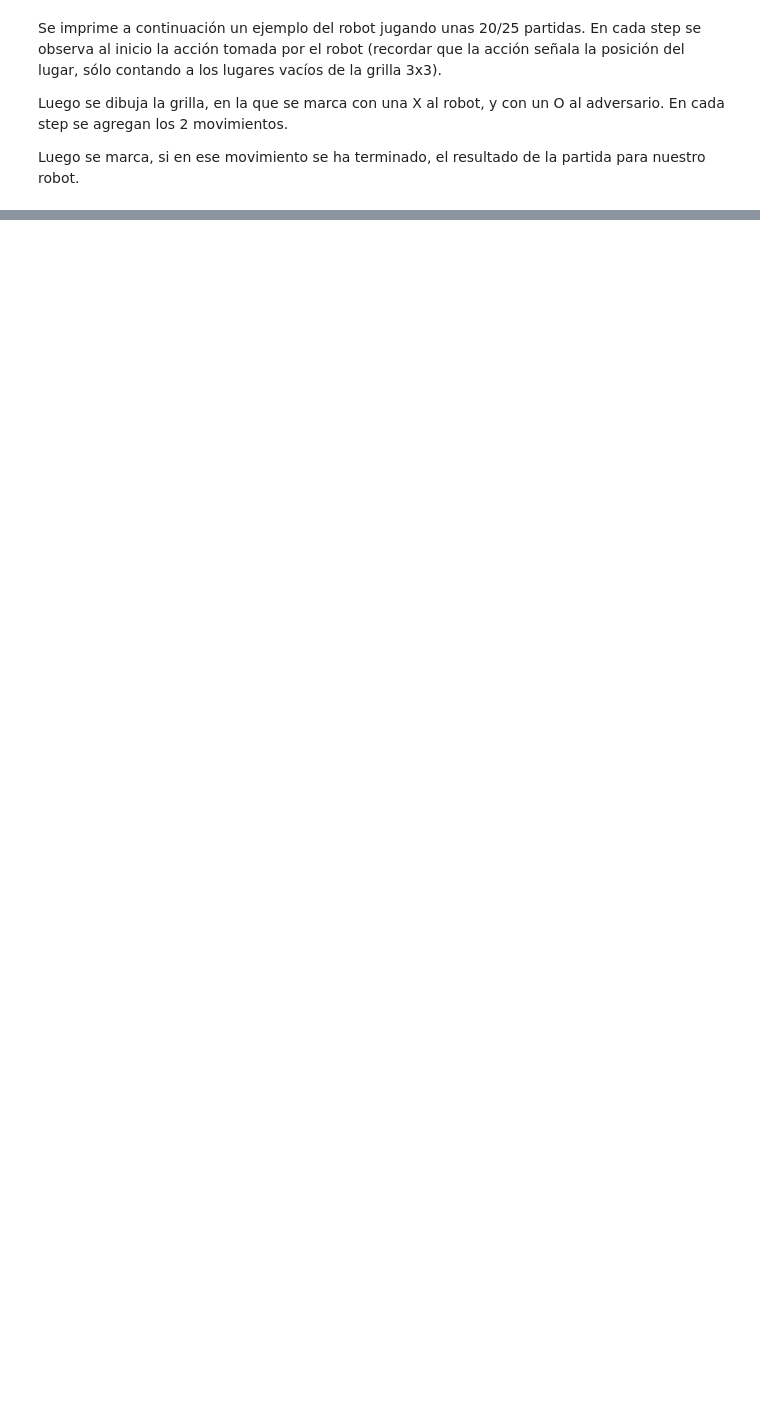
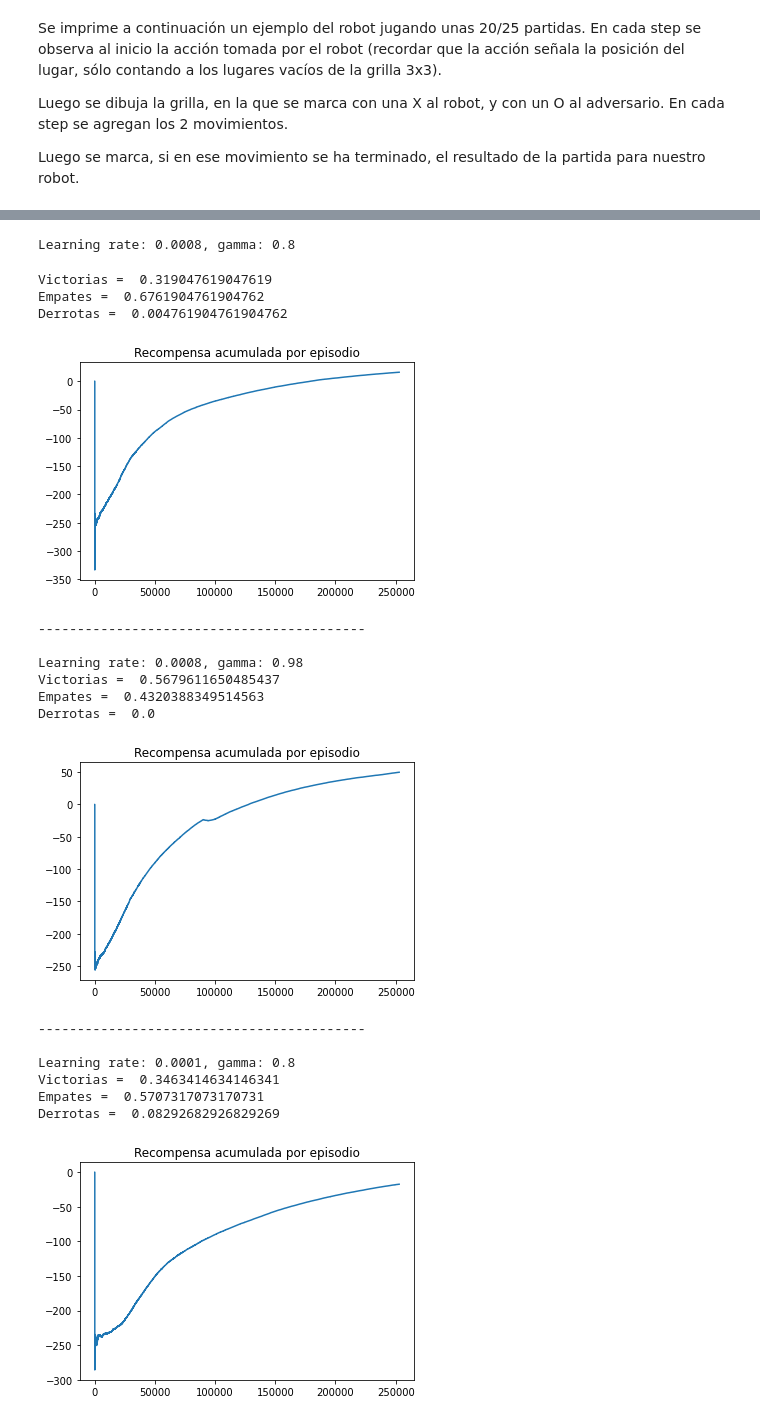
Before and after one commit to natanrajch/DiploDatos, a Jupyter notebook: aprendizaje_refuerzos/TicTacToe_RL.ipynb, the cells around one changed output, grey strips where cells are left out. Saved outputs shown, nothing was run; the diff lists cells and outputs as text; code cells hidden in the pictures; blank space fills up the shorter version.

```diff
--- a/aprendizaje_refuerzos/TicTacToe_RL.ipynb
+++ b/aprendizaje_refuerzos/TicTacToe_RL.ipynb
@@ -380,4 +276,0 @@ class TicTacToeAdvanced(TicTacToe):
-# %%
-env = TicTacToeAdvanced()
-env = make_vec_env(lambda: env, n_envs=1)
-model = PPO('MlpPolicy', env, verbose=1).learn(250_000)
@@ -545,4 +276,0 @@ class TicTacToeDisabled(TicTacToe):
-# %%
-env = TicTacToeDisabled()
-env = make_vec_env(lambda: env, n_envs=1)
-model = PPO('MlpPolicy', env, verbose=1).learn(250_000)
@@ -622,0 +312,36 @@ Empate mediante action= [1]
+# %%
+learning_rates = [0.0008, 0.0001]
+gammas = [0.8, 0.98]
+for learning_rate in learning_rates:
+    for gamma in gammas:
+        print(f"Learning rate: {learning_rate}, gamma: {gamma}")
+        ttt1 = TicTacToe()
+        env = make_vec_env(lambda: ttt1, n_envs=1, seed=22)
+        model = PPO('MlpPolicy', env, learning_rate=learning_rate, gamma=gamma).learn(250_000)
+
+        calculate_results(model, env)
+        plot_reward_per_episode(ttt1.accum_reward)
+
+        print("------------------------------------------\n")
+        ttt1.reset()
+        env.reset()
+# %% [output]
+Learning rate: 0.0008, gamma: 0.8
+Victorias =  0.319047619047619
+Empates =  0.6761904761904762
+Derrotas =  0.004761904761904762
+[figure, added]
+------------------------------------------
+
+Learning rate: 0.0008, gamma: 0.98
+Victorias =  0.5679611650485437
+Empates =  0.4320388349514563
+Derrotas =  0.0
+[figure, added]
+------------------------------------------
+
+Learning rate: 0.0001, gamma: 0.8
+Victorias =  0.3463414634146341
+Empates =  0.5707317073170731
+Derrotas =  0.08292682926829269
+[figure, added]
```
Also changed, not shown: parts of 76 cells of this notebook.
